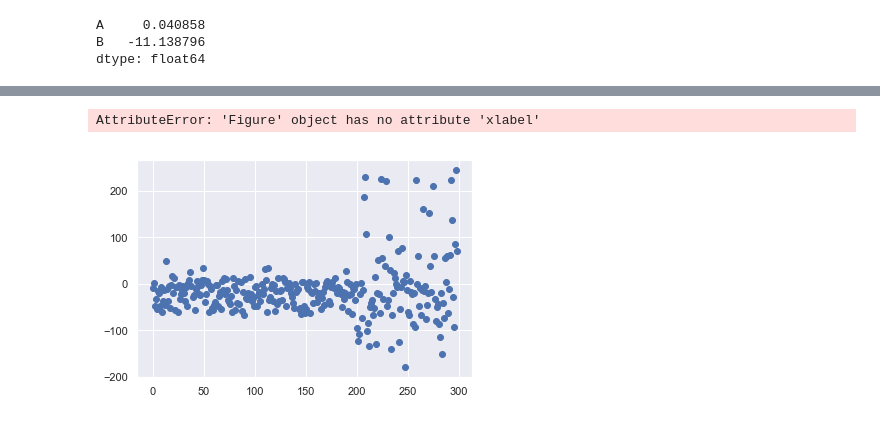
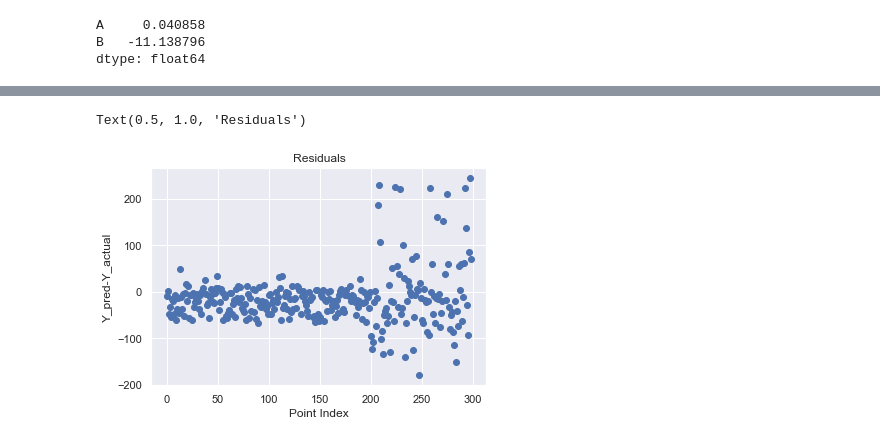
Before and after one commit to jeremyrchow/Anonymous_DataScientist_Takehome, a Jupyter notebook: Analysis_notebook.ipynb, the cells around one changed output, grey strips where cells are left out. Drawn from its saved outputs; the diff is of its cells as text; code cells hidden in the pictures.

```diff
--- a/Analysis_notebook.ipynb
+++ b/Analysis_notebook.ipynb
@@ -195,11 +207,28 @@ Y=df.iloc[:,2]
 Linear regression works in the following way. Starting from a random point, we use **gradient descent** to find the minimal cost function
 # %%
 def cost_function(X, Y, B):
+    ''' For simple linear regression, we will use mean squared error as our cost function. This takes the sum
+    of all the residuals between our model and the data squared as the driving metric of cost. It is fairly robust,
+    but susceptible to outliers.
+    '''
     m = len(Y)
     J = np.sum((X.dot(B) - Y) ** 2)/(2 * m)
     return J
 # %%
-def gradient_descent(X, Y, B, alpha, iterations,es = True):
+def gradient_descent(X, Y, B, alpha, iterations, es = True):
+    '''
+    Batch Gradient descent function.
+    X: array, predictor features
+    Y: array, target variable
+    B: array, regression coefficients
+    alpha: float, learning rate
+    iterations: int, number of epochs to train
+    es: bln, early stop
+
+    For each iteration, this function takes the last known B values and finds the 'loss' between the
+    hypothesis values h and the actual target Y.
+    The gradient is computed across the entire data set, then the beta values are updated
+    '''
     cost_history = [0] * iterations
     m = len(Y)
     last_iteration = 0
@@ -273,16 +305,0 @@ R^2: 0.3193135112437111
-# %%
-from sklearn.linear_model import LinearRegression
-from sklearn.metrics import mean_squared_error
-
-reg = LinearRegression()
-# Data Fitting
-reg = reg.fit(X, Y)
-# Y Prediction
-Y_pred = reg.predict(X)
-
-# Model Evaluation
-rmse = np.sqrt(mean_squared_error(Y, Y_pred))
-r2 = reg.score(X, Y)
-
-print(rmse)
-print(r2)
@@ -327,7 +351,10 @@ Text(0.5, 0, 'C')
 # %%
-fig,ax = plt.subplots()
+fig,ax = plt.subplots(facecolor='white')
+
 plt.scatter(range(len(Y)),Y_pred-Y)
-fig.xlabel('A')
+plt.xlabel('Point Index')
+plt.ylabel('Y_pred-Y_actual')
+plt.title('Residuals')
 # %% [output]
-AttributeError: 'Figure' object has no attribute 'xlabel'
+Text(0.5, 1.0, 'Residuals')
-[figure, old version]
+[figure, new version]
```
Also changed, not shown: parts of 14 cells of this notebook.
